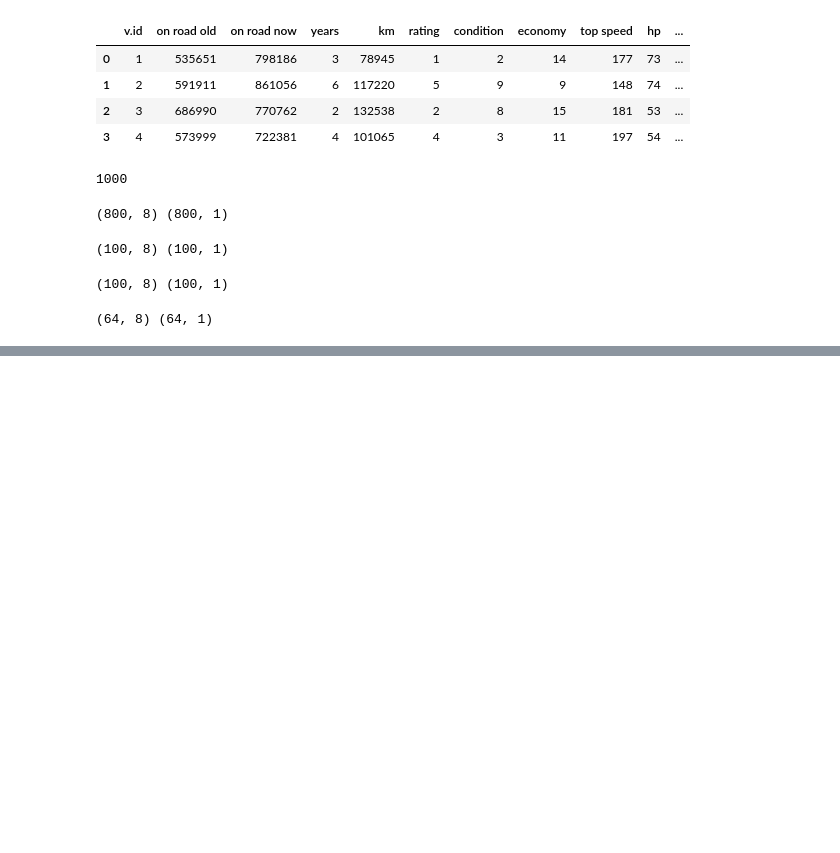
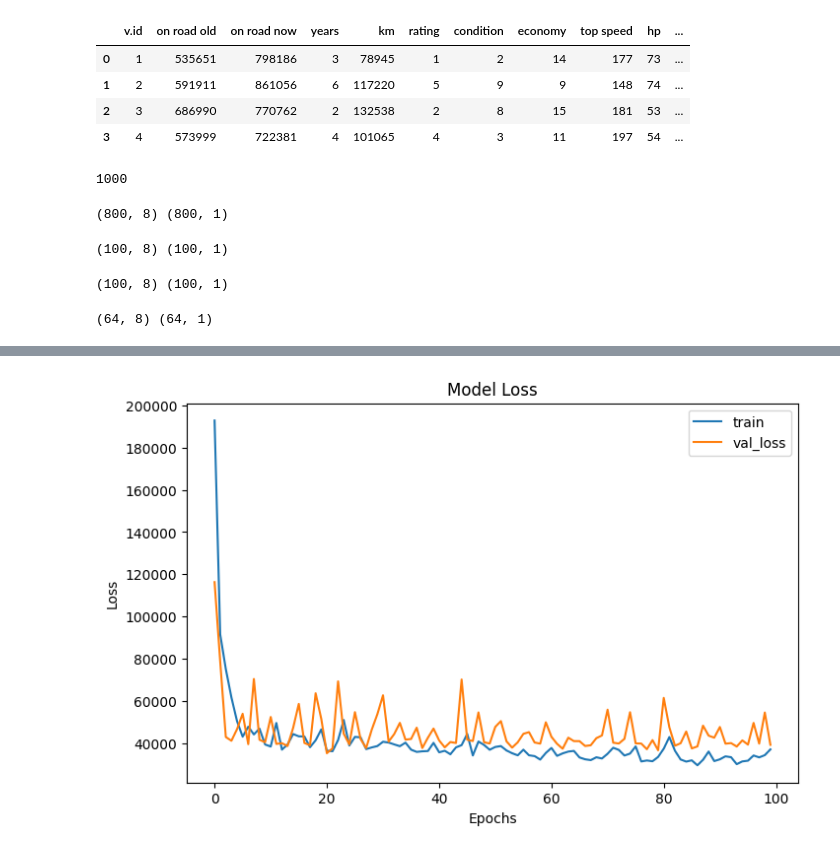
Before and after one commit to dev-paplix/pds-gx, a Jupyter notebook: keras_tensorflow.ipynb, the cells around one changed output, grey strips where cells are left out. Saved outputs shown, nothing was run; the diff lists cells and outputs as text; code cells hidden in the pictures; blank space fills up the shorter version.

Commit message:
Tesnsor Flow, Keras Model

```diff
--- a/keras_tensorflow.ipynb
+++ b/keras_tensorflow.ipynb
@@ -148,0 +149,13 @@ array([[ 0.86551875,  1.1847498 , -0.7110032 , -0.21245168, -0.27008966,
+# %%
+# Begin Training Model
+
+model = tf.keras.Sequential([
+    InputLayer(shape = (8,)),
+    normalizer,
+    Dense(128, activation='relu'),
+    Dense(128, activation='relu'),
+    Dense(128, activation='relu'),
+    Dense(128, activation='relu'),
+    Dense(1),
+], name='car')
+model.summary()
@@ -148,0 +189,17 @@ array([[ 0.86551875,  1.1847498 , -0.7110032 , -0.21245168, -0.27008966,
+# %%
+# Compiling
+
+model.compile(
+    optimizer = Adam(learning_rate = 0.1),
+    loss = MeanAbsoluteError(),
+    metrics = [RootMeanSquaredError()]
+)
+# %%
+# Fit the model
+
+history = model.fit(
+    train_dataset,
+    validation_data = val_dataset,
+    epochs = 100,
+    verbose = 1
+)
@@ -148,0 +224,13 @@ array([[ 0.86551875,  1.1847498 , -0.7110032 , -0.21245168, -0.27008966,
+# %%
+# Plot the loss
+
+plt.figure(figsize = (8,5))
+plt.plot(history.history['loss'])
+plt.plot(history.history['val_loss'])
+plt.title("Model Loss")
+plt.ylabel("Loss")
+plt.xlabel('Epochs')
+plt.legend(['train', 'val_loss'])
+plt.show()
+# %% [output]
+[figure, added]
```
Also changed, not shown: parts of 10 cells of this notebook.
